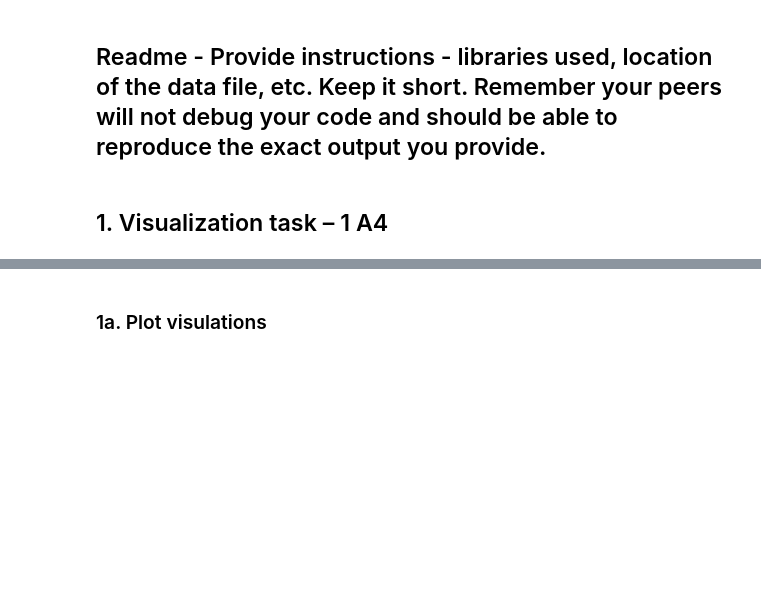
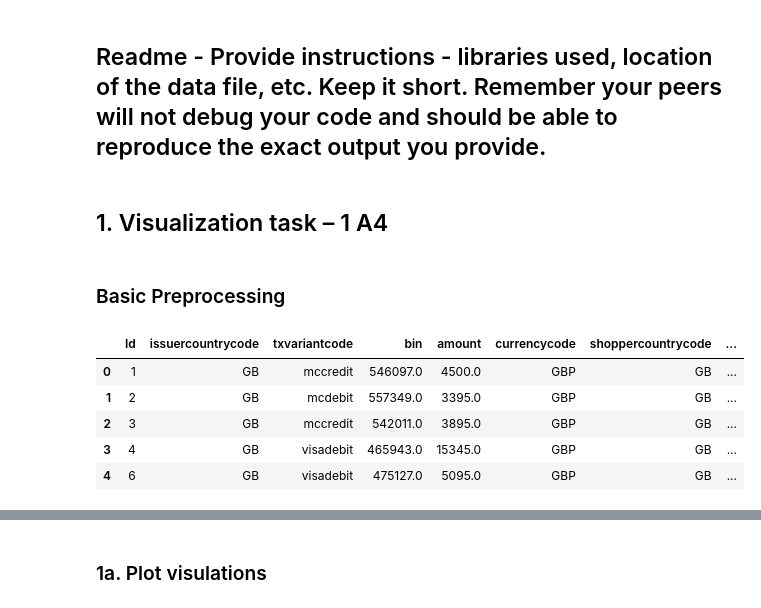
Before and after one commit to amar-mesic/cyber-data, a Jupyter notebook: lab-1/lab1_colab.ipynb, the cells around one changed output, grey strips where cells are left out. Cells and saved outputs as stored; diff of their text form; code cells hidden in the pictures; blank space fills up the shorter version.

```diff
--- a/lab-1/lab1_colab.ipynb
+++ b/lab-1/lab1_colab.ipynb
@@ -61,2 +73,15 @@ df = pd.read_csv(train_path)
 # %% [markdown]
 ## 1. Visualization task – 1 A4
+# %% [markdown]
+### Basic Preprocessing
+# %%
+# Train data loading
+df = pd.read_csv(train_path)
+df.head()
+# %% [output]
+|  | Id | issuercountrycode | txvariantcode | bin | amount | currencycode | shoppercountrycode | ... |
+| 0 | 1 | GB | mccredit | 546097.0 | 4500.0 | GBP | GB | ... |
+| 1 | 2 | GB | mcdebit | 557349.0 | 3395.0 | GBP | GB | ... |
+| 2 | 3 | GB | mccredit | 542011.0 | 3895.0 | GBP | GB | ... |
+| 3 | 4 | GB | visadebit | 465943.0 | 15345.0 | GBP | GB | ... |
+| 4 | 6 | GB | visadebit | 475127.0 | 5095.0 | GBP | GB | ... |
```
Also changed, not shown: parts of 70 cells of this notebook, 2 other files.
